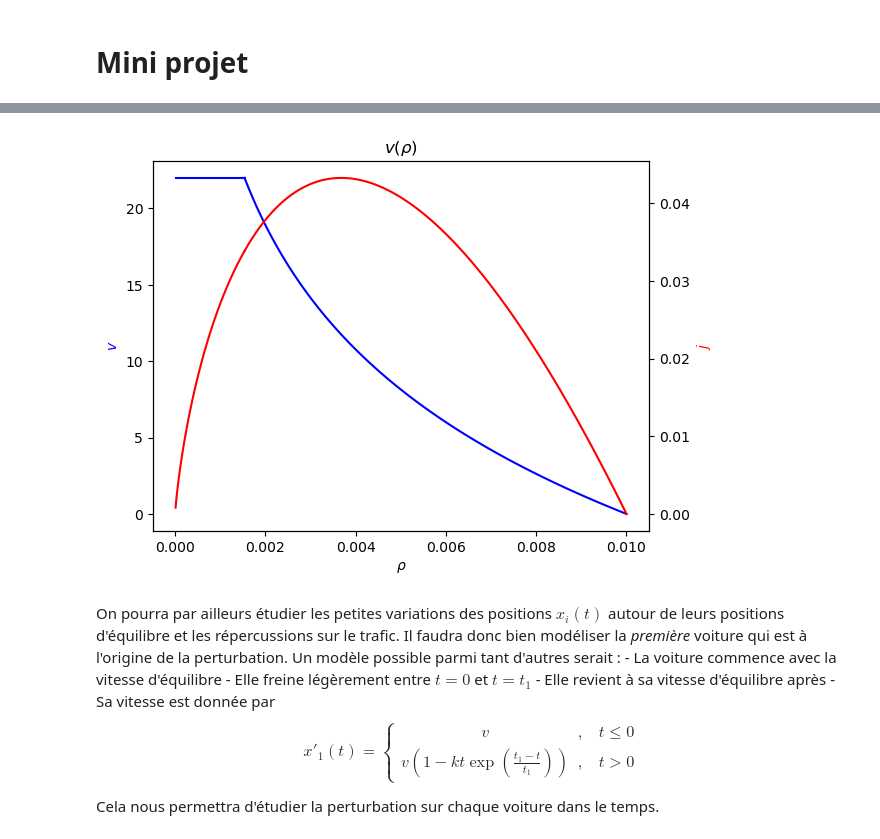
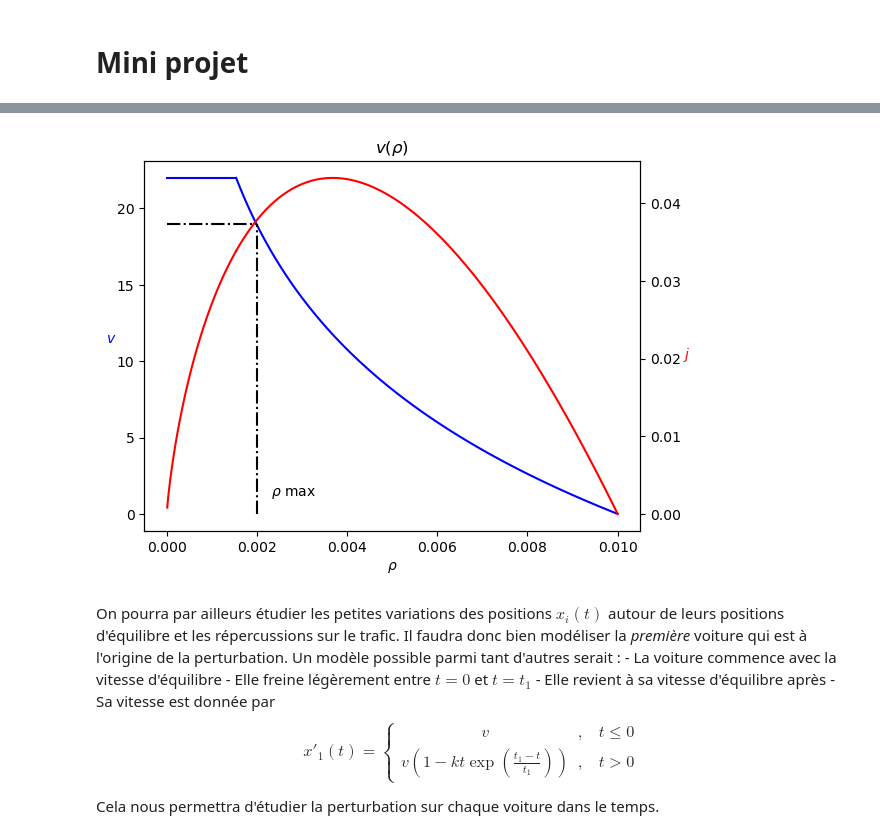
Before and after one commit to ThibautLavenant/phyMod_miniproject, a Jupyter notebook: MiniProject.ipynb, the cells around one changed output, grey strips where cells are left out. Cells and saved outputs as stored; diff of their text form; code cells hidden in the pictures.

```diff
--- a/MiniProject.ipynb
+++ b/MiniProject.ipynb
@@ -85,36 +125,39 @@ https://ichi.pro/fr/simulation-du-flux-de-trafic-en-python-261815490433551
 # %%
 import numpy as np
 import matplotlib.pyplot as plt
 
 rho_max = 1/100 #route de L=200m
 v_max = 22 #m/s
 rho_crit = 1/650
 
 def v(rho):
     return np.log(rho_max/rho)*v_max*1/(np.log(rho_max/rho_crit))
 
 def j(rho):
     return rho*v(rho)
 
 x0 = np.linspace(1e-5, rho_crit,100)
 x = np.linspace(rho_crit,rho_max,100)
 
 fig, ax1 = plt.subplots()
 ax1.plot(x0,[v_max]*len(x0), 'b-')
 ax1.set_xlabel(r"$\rho$")
-ax1.set_ylabel(r"$v$", color = 'b')
+ax1.set_ylabel(r"$v$", color = 'b', rotation=0)
 ax1.plot(x,v(x), 'b-')
+ax1.plot((0.002, 0.002), (0, 19), '-.k')
+ax1.plot((0, 0.002), (19, 19), '-.k')
+ax1.text(0.3, 0.1,r'$\rho$ max', horizontalalignment='center',verticalalignment='center',transform=ax1.transAxes)
 
 ax2 = ax1.twinx()
 ax2.plot(x0,j(x0), color = 'r')
 ax2.plot(x,j(x), color ='r')
-ax2.set_ylabel(r"$j$", color = 'r')
+ax2.set_ylabel(r"$j$", color = 'r', rotation=0)
 
 plt.xlabel(r"$\rho$")
 plt.title(r"$v(\rho)$")
 plt.show()
 # %% [output]
-[figure, old version]
+[figure, new version]
 # %% [markdown]
 On pourra par ailleurs étudier les petites variations des positions $x_{i}(t)$ autour de leurs positions d'équilibre et les répercussions sur le trafic. Il faudra donc bien modéliser la *première* voiture qui est à l'origine de la perturbation. Un modèle possible parmi tant d'autres serait :
     - La voiture commence avec la vitesse d'équilibre
```
Also changed, not shown: parts of 1 cell of this notebook, 1 other file.
